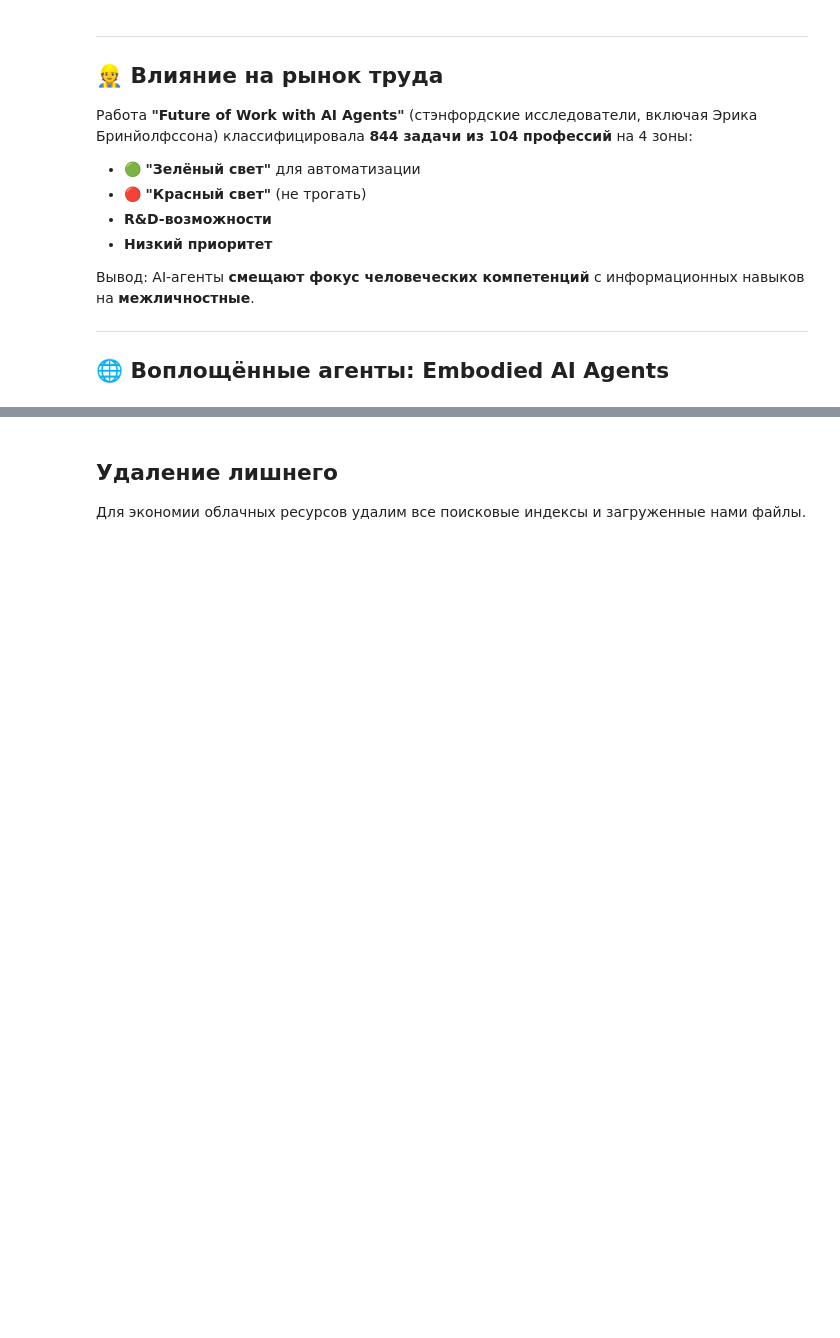
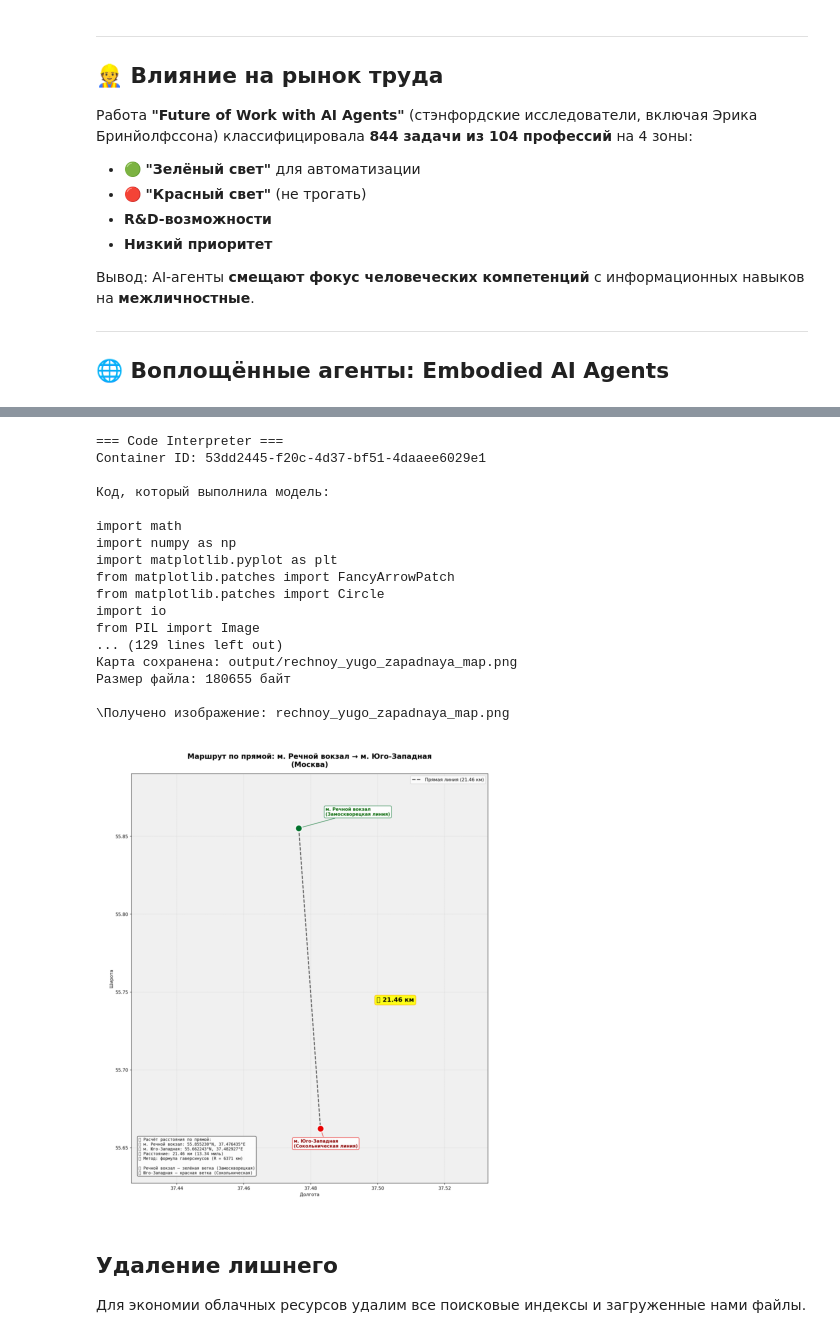
Before and after one commit to yandex-ai-studio/ai-studio-coding-webinars, a Jupyter notebook: 2-Tools.ipynb, the cells around one changed output, grey strips where cells are left out. Saved outputs shown, nothing was run; the diff lists cells and outputs as text; code cells hidden in the pictures; blank space fills up the shorter version.

```diff
--- a/2-Tools.ipynb
+++ b/2-Tools.ipynb
@@ -1137,0 +1144,14 @@ printx(res.output_text)
+# %%
+from pydantic import BaseModel, Field
+import requests
+class OSM_Tool(BaseModel):
+    """
+    Позволяет делать запросы в гео-сервис OpenStreetMap
+    """
+    query : str = Field("Запрос к OpenStreetMap")
+
+    def process(self, session_id):
+        headers = {'User-Agent': 'Mozilla/5.0 (Windows NT 10.0; Win64; x64) AppleWebKit/537.36'}
+        params = { 'q' : self.query, 'format' : 'json' }
+        res = requests.get("https://nominatim.openstreetmap.org/search",params=params,headers=headers)
+        return res.json()
@@ -1137,0 +1160,11 @@ printx(res.output_text)
+# %%
+class GeoNames_Search_Tool(BaseModel):
+    """
+    Позволяет делать запросы в гео-сервис GeoNames
+    """
+    query : str = Field("Запрос к GeoNames")
+
+    def process(self,session_id):
+        params = { 'q' : self.query, 'type' : 'json', 'username' : 'demo' }
+        res = requests.get("http://api.geonames.org/search",params=params)
+        return res.json()
@@ -1137,0 +1296,14 @@ printx(res.output_text)
+# %%
+inst = """
+Ты - специалист по разным городам России, и знаешь всё о заведениях и достопримечательностях.
+Используй GeoNames_Search_Tool и OSM_Tool для поиска. Для вычислений всегда используй Code Interpreter, всегда предварительно устанавливай необходимые утилиты и библиотеки!
+"""
+code_int_tool = { "type" : "code_interpreter", "container" : { "type" : "auto" }}
+
+geoagent = Agent(client, model=model_deepseek,
+    instruction = inst,
+    tools = [GeoNames_Search_Tool,OSM_Tool,code_int_tool]
+)
+
+res = geoagent("Сколько километров по прямой от м. Речной вокзал до Юго-Западной? Построй это на карте.")
+printx(res.output_text)
@@ -1138,3 +1345,25 @@ printx(res.output_text)
+# %%
+images = inspect_code_interpreter_result(res)
+display_images(images)
+# %% [output]
+=== Code Interpreter ===
+Container ID: 53dd2445-f20c-4d37-bf51-4daaee6029e1
+
+Код, который выполнила модель:
+
+import math
+import numpy as np
+import matplotlib.pyplot as plt
+from matplotlib.patches import FancyArrowPatch
+from matplotlib.patches import Circle
+import io
+from PIL import Image
+... (129 lines left out)
+Карта сохранена: output/rechnoy_yugo_zapadnaya_map.png
+Размер файла: 180655 байт
+
+\Получено изображение: rechnoy_yugo_zapadnaya_map.png
+[figure, added]
 # %% [markdown]
 ## Удаление лишнего
 
```
Also changed, not shown: parts of 7 cells of this notebook.
